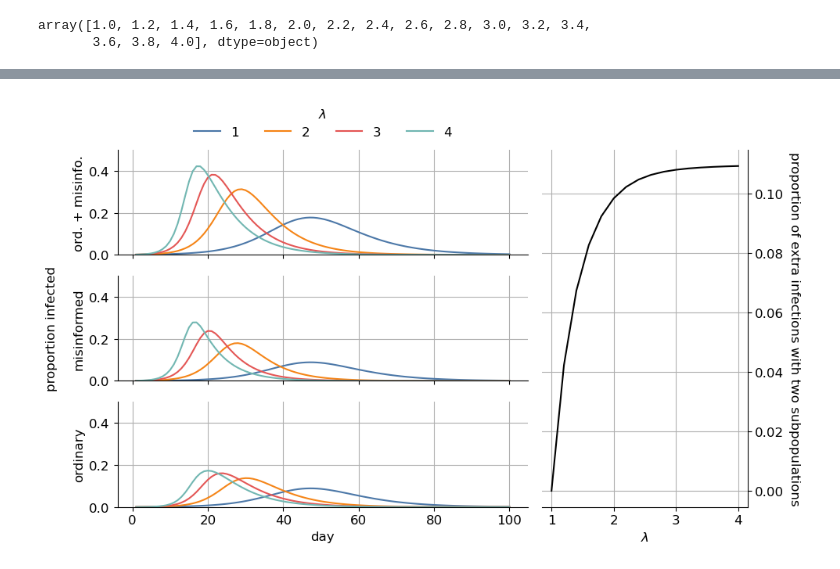
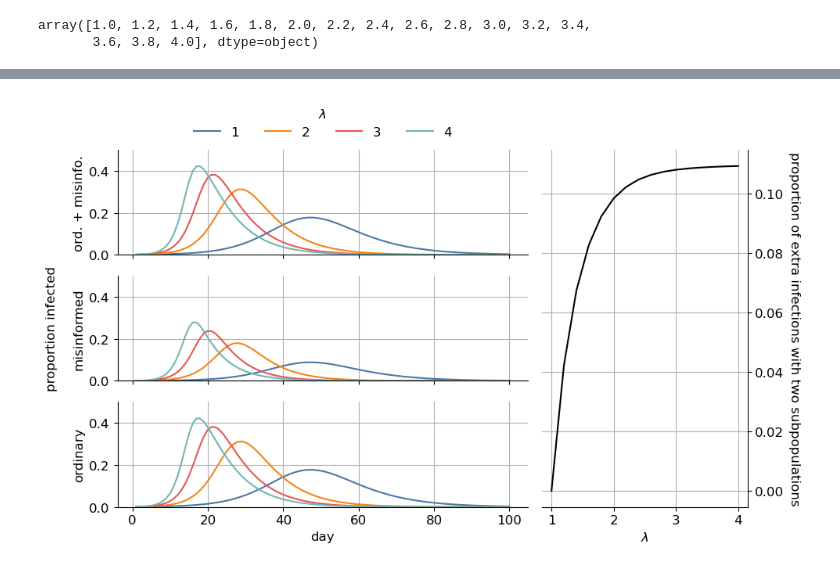
Before and after one commit to mr-devs/mean_field_quals, a Jupyter notebook: notebooks/2023-06-07__first-problem-set.ipynb, the cells around one changed output, grey strips where cells are left out. Saved outputs shown, nothing was run; the diff lists cells and outputs as text; code cells hidden in the pictures.

Commit message:
update notebooks and simulations to finalize plotting

```diff
--- a/notebooks/2023-06-07__first-problem-set.ipynb
+++ b/notebooks/2023-06-07__first-problem-set.ipynb
@@ -697,5 +748,5 @@ combined_infections = combined_infections.reset_index()
 combined_infections = combined_infections.rename(columns={'index':'day'})
 combined_infections.day = combined_infections.day + 1
 combined_infections = combined_infections.melt(id_vars='day')
-combined_infections.rename(columns={"variable":"multiplier"},inplace=True)
-combined_infections
+combined_infections.rename(columns={"variable":"lambda"},inplace=True)
+combined_infections['group'] = "combined"
@@ -739,13 +792,13 @@ infections_mis = infections_mis.rename(columns={'index':'day'})
 infections_mis.day = infections_mis.day + 1
 infections_mis = infections_mis.melt(id_vars='day')
 # %%
-infections_mis.rename(columns={"variable":"multiplier"},inplace=True)
-infections_ord.rename(columns={"variable":"multiplier"},inplace=True)
+infections_mis.rename(columns={"variable":"lambda"},inplace=True)
+infections_ord.rename(columns={"variable":"lambda"},inplace=True)
 
 infections_mis['group'] = 'misinformed'
 infections_ord['group'] = 'ordinary'
 # %%
-both_infections = pd.concat((infections_mis,infections_ord))
+both_infections = pd.concat((infections_mis,infections_ord, combined_infections))
 # %%
 both_infections
 # %% [output]
@@ -911,0 +981,13 @@ less_ord = infections_ord[infections_ord.multiplier.isin([1,2,3,4])].copy()
+# %%
+less_combined = both_infections[
+    (both_infections.group == "combined") \
+    & (both_infections['lambda'].isin([1,2,3,4]))
+].copy()
+less_mis = both_infections[
+    (both_infections.group == "misinformed") \
+    & (both_infections['lambda'].isin([1,2,3,4]))
+].copy()
+less_ord = both_infections[
+    (both_infections.group == "combined") \
+    & (both_infections['lambda'].isin([1,2,3,4]))
+].copy()
@@ -934,8 +1048,8 @@ ax2 = plt.subplot(grid[1, 0])
 ax3 = plt.subplot(grid[2, 0])
 
 ## Combined figure
-for mult in less_combined.multiplier.unique():
-    temp_df = less_combined[less_combined.multiplier == mult]
+for mult in less_combined['lambda'].unique():
+    temp_df = less_combined[less_combined['lambda'] == mult]
     ax1.plot(
         temp_df['day'],
         temp_df['value'],
@@ -944,8 +1058,8 @@ for mult in less_combined.multiplier.unique():
     )
 
 ## Misinformed figure
-for mult in less_mis.multiplier.unique():
-    temp_df = less_mis[less_mis.multiplier == mult]
+for mult in less_mis['lambda'].unique():
+    temp_df = less_mis[less_mis['lambda'] == mult]
     ax2.plot(
         temp_df['day'],
         temp_df['value'],
@@ -954,8 +1068,8 @@ for mult in less_mis.multiplier.unique():
     )
 
 ## Ordinary figure
-for mult in less_ord.multiplier.unique():
-    temp_df = less_ord[less_ord.multiplier == mult]
+for mult in less_ord['lambda'].unique():
+    temp_df = less_ord[less_ord['lambda'] == mult]
     ax3.plot(
         temp_df['day'],
         temp_df['value'],
@@ -1004,7 +1118,7 @@ ax4.plot(
     color = "black",
 )
 # ax4.scatter(
-#     both_totals['multiplier'],
+#     both_totals['lambda'],
 #     both_totals['total_extra'],
 #     marker='x',
 #     color='black'
@@ -1024,31 +1138,31 @@ ax4.grid(True)
 ax4.spines['left'].set_visible(False)
 ax4.spines['top'].set_visible(False)
 
 # Set labels for each subplot
 ax1.set_ylabel('ord. + misinfo.')
 ax2.set_ylabel('proportion infected\n\nmisinformed')
 ax3.set_ylabel('ordinary')
 ax3.set_xlabel('day')
 ax4.set_ylabel('proportion of extra infections with two subpopulations', rotation=-90, va='bottom')
 ax4.set_xlabel('$\lambda$')
 
 
 # Add a legend above the top left panel
 ax1.legend(
     loc='lower center',
     bbox_to_anchor=(0.5, 1),
     ncol=4,
     frameon=False,
     title = '$\lambda$',
 )
 
 
 # Adjust the spacing between subplots
 # plt.subplots_adjust(wspace=0.3, hspace=0.3)
 
 plt.tight_layout()
 
 # Save the plot
 plt.savefig('../figures/mf_lambda_effect.pdf', dpi = 800)
 # %% [output]
-[figure, old version]
+[figure, new version]
```
Also changed, not shown: parts of 10 cells of this notebook, 8 other files.
